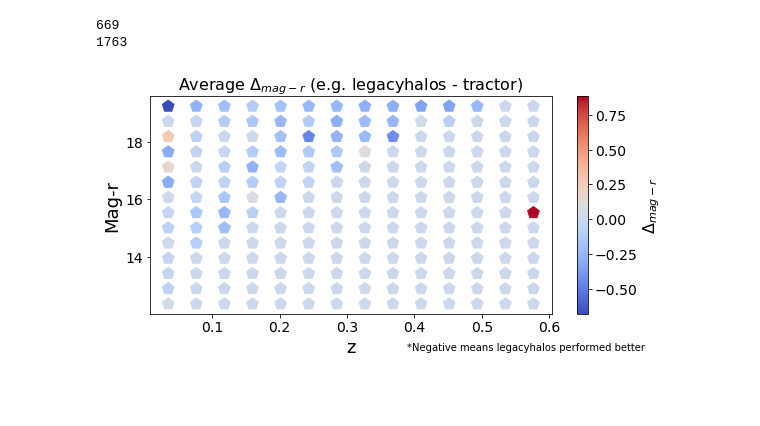
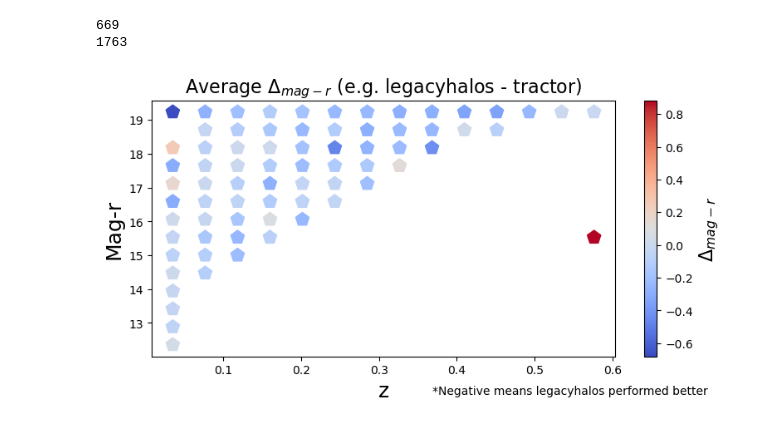
Before and after one commit to mattkwiecien/legacyhalos, a Jupyter notebook: science/sv3/sv3_mag_subsample_comparison.ipynb, the cells around one changed output. Cells and saved outputs as stored; diff of their text form; code cells hidden in the pictures; blank space fills up the shorter version.

```diff
--- a/science/sv3/sv3_mag_subsample_comparison.ipynb
+++ b/science/sv3/sv3_mag_subsample_comparison.ipynb
@@ -509,6 +509,7 @@ print(len(delta_mag_r))
 669
 1763
 # %%
+import matplotlib.pyplot as plt
 mag = flux_to_mag(flux_r_dered)
 z = z.flatten()
 
@@ -537,7 +538,7 @@ for i in range(len(z_grid)-1):
         # Average all valid guys
         mag_midpt = (mag_bin+mag_bin_next)/2
         z_midpt = (z_bin+z_bin_next)/2
-        mean_delta_mag_r = 0
+        mean_delta_mag_r = np.nan
         if len(delta_mag_r_this_bin) > 0:
             mean_delta_mag_r = np.mean(delta_mag_r_this_bin)
 
@@ -547,21 +548,21 @@ z_rebin, m_rebin, delta_mag_rebin = list(zip(*avg_binned))
 # %%
 
 
 fig, (ax0) = plt.subplots(ncols=1, sharey=True, figsize=(9, 4))
 sc = ax0.scatter(z_rebin, m_rebin, 150, c=delta_mag_rebin, marker='p', cmap='coolwarm')
 
 
 # xlim = z.min()-0.1, z.max()+0.1
 # ylim = mag.min()-2, mag.max()+2
 # hb = ax0.hexbin(z, mag, gridsize=15, cmap='inferno')
 # ax0.set(xlim=xlim, ylim=ylim)
 
 cb = fig.colorbar(sc, ax=ax0)
 cb.set_label(r'$\Delta_{mag-r}$', fontsize=16)
 plt.xlabel('z', fontsize=18)
 plt.ylabel('Mag-r', fontsize=18)
 plt.title(r'Average $\Delta_{mag-r}$ (e.g. legacyhalos - tractor)', fontsize=16)
-plt.annotate('*Negative means legacyhalos performed better', xy=[.48,.045], xycoords='figure fraction')
+plt.annotate('*Negative means legacyhalos performed better', xy=[.45,.045], xycoords='figure fraction')
 plt.show()
 # %% [output]
-[figure, old version]
+[figure, new version]
```
